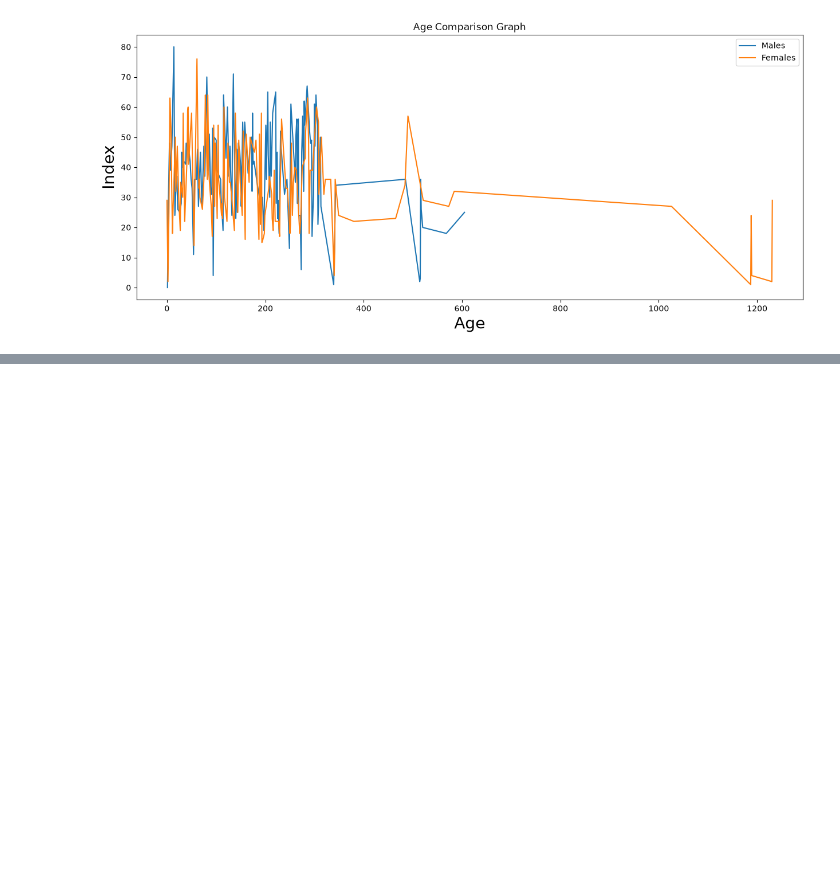
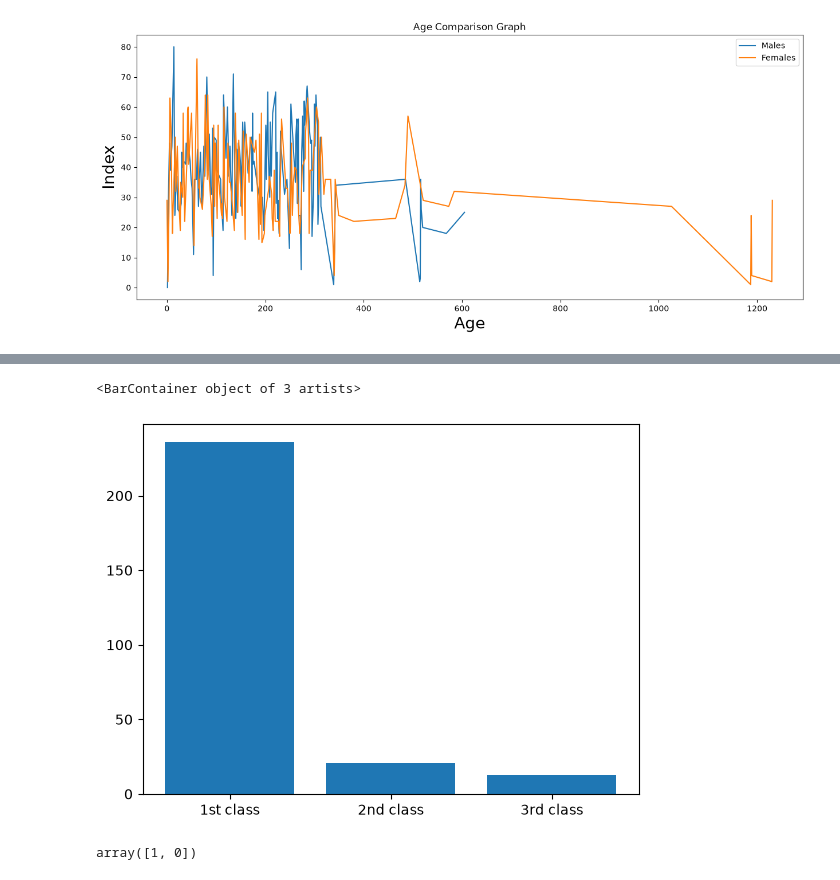
Before and after one commit to Ashuu189/python-libraries-pro, a Jupyter notebook: PracticeSheet/complete-matplotlib-sheet.ipynb, the cells around one changed output, grey strips where cells are left out. Saved outputs shown, nothing was run; the diff lists cells and outputs as text; code cells hidden in the pictures; blank space fills up the shorter version.

```diff
--- a/PracticeSheet/complete-matplotlib-sheet.ipynb
+++ b/PracticeSheet/complete-matplotlib-sheet.ipynb
@@ -271,0 +365,20 @@ Name: age, Length: 138, dtype: int64
+# %%
+p_1=titanic[titanic['pclass']==1]
+p_2=titanic[titanic['pclass']==2]
+p_3=titanic[titanic['pclass']==3]
+
+count_1=len(p_1)
+count_2=len(p_2)
+count_3=len(p_3)
+
+x=['1st class','2nd class','3rd class']
+y=[count_1,count_2,count_3]
+# %%
+plt.bar(x,y)
+# %% [output]
+<BarContainer object of 3 artists>
+[figure, added]
+# %%
+titanic['survived'].unique()
+# %% [output]
+array([1, 0])
```
Also changed, not shown: parts of 14 cells of this notebook, 1 other file.
